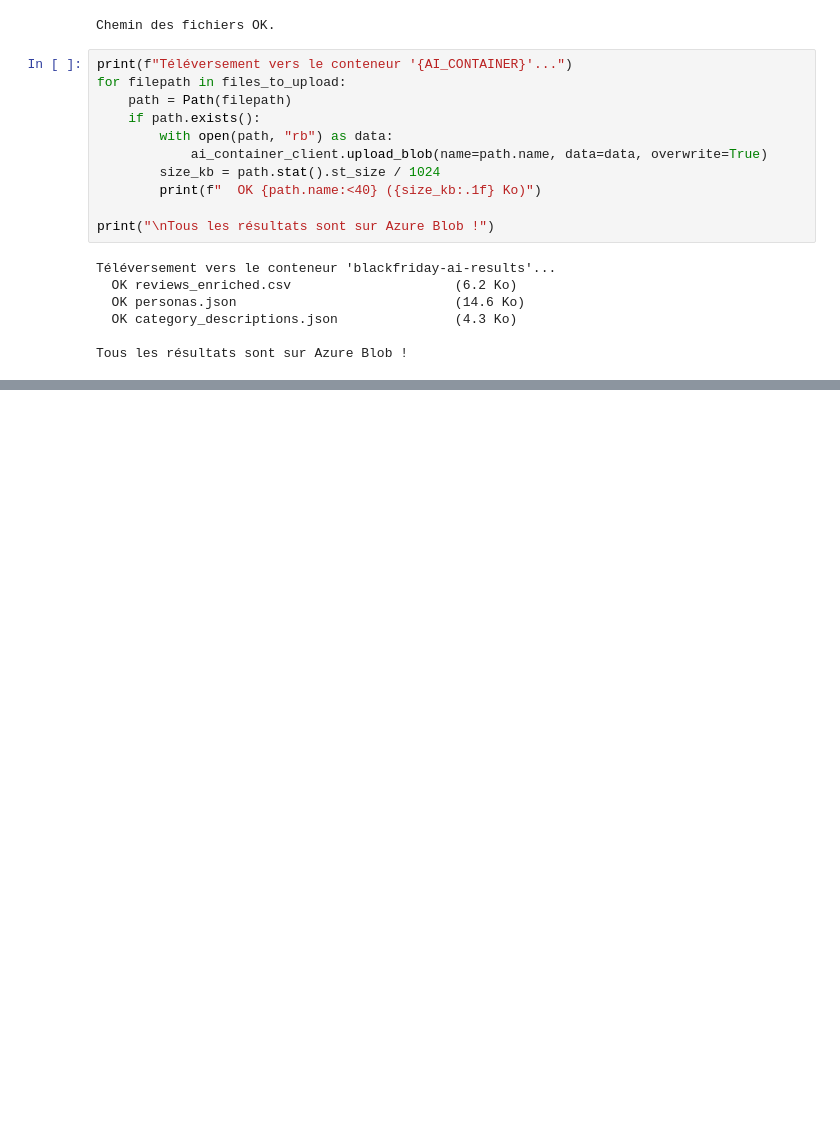
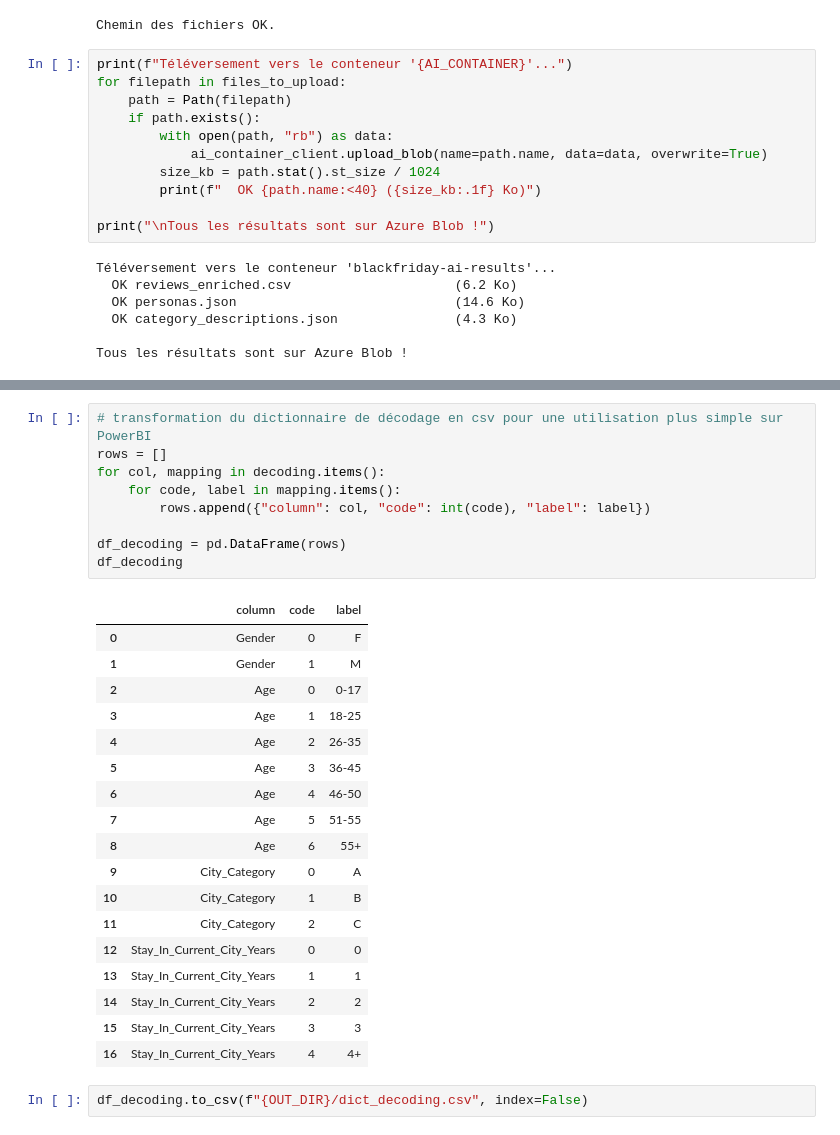
Before and after one commit to M2SDD/projet-cloud, a Jupyter notebook: 2-azure_ai.ipynb, the cells around one changed output, grey strips where cells are left out. Drawn from its saved outputs; the diff is of its cells as text; blank space fills up the shorter version.

```diff
--- a/2-azure_ai.ipynb
+++ b/2-azure_ai.ipynb
@@ -896,3 +896,33 @@ Nous supprimerons l'**Azure Blob Storage** après la visualisation dans **Power
 
 | ![Groupe](pictures\2-azure_ai\2.10-groupe.png) |
 |:----------------------:|
+# %%
+# transformation du dictionnaire de décodage en csv pour une utilisation plus simple sur PowerBI
+rows = []
+for col, mapping in decoding.items():
+    for code, label in mapping.items():
+        rows.append({"column": col, "code": int(code), "label": label})
+
+df_decoding = pd.DataFrame(rows)
+df_decoding
+# %% [output]
+|  | column | code | label |
+| 0 | Gender | 0 | F |
+| 1 | Gender | 1 | M |
+| 2 | Age | 0 | 0-17 |
+| 3 | Age | 1 | 18-25 |
+| 4 | Age | 2 | 26-35 |
+| 5 | Age | 3 | 36-45 |
+| 6 | Age | 4 | 46-50 |
+| 7 | Age | 5 | 51-55 |
+| 8 | Age | 6 | 55+ |
+| 9 | City_Category | 0 | A |
+| 10 | City_Category | 1 | B |
+| 11 | City_Category | 2 | C |
+| 12 | Stay_In_Current_City_Years | 0 | 0 |
+| 13 | Stay_In_Current_City_Years | 1 | 1 |
+| 14 | Stay_In_Current_City_Years | 2 | 2 |
+| 15 | Stay_In_Current_City_Years | 3 | 3 |
+| 16 | Stay_In_Current_City_Years | 4 | 4+ |
+# %%
+df_decoding.to_csv(f"{OUT_DIR}/dict_decoding.csv", index=False)
```
Also changed, not shown: 2 other files.
